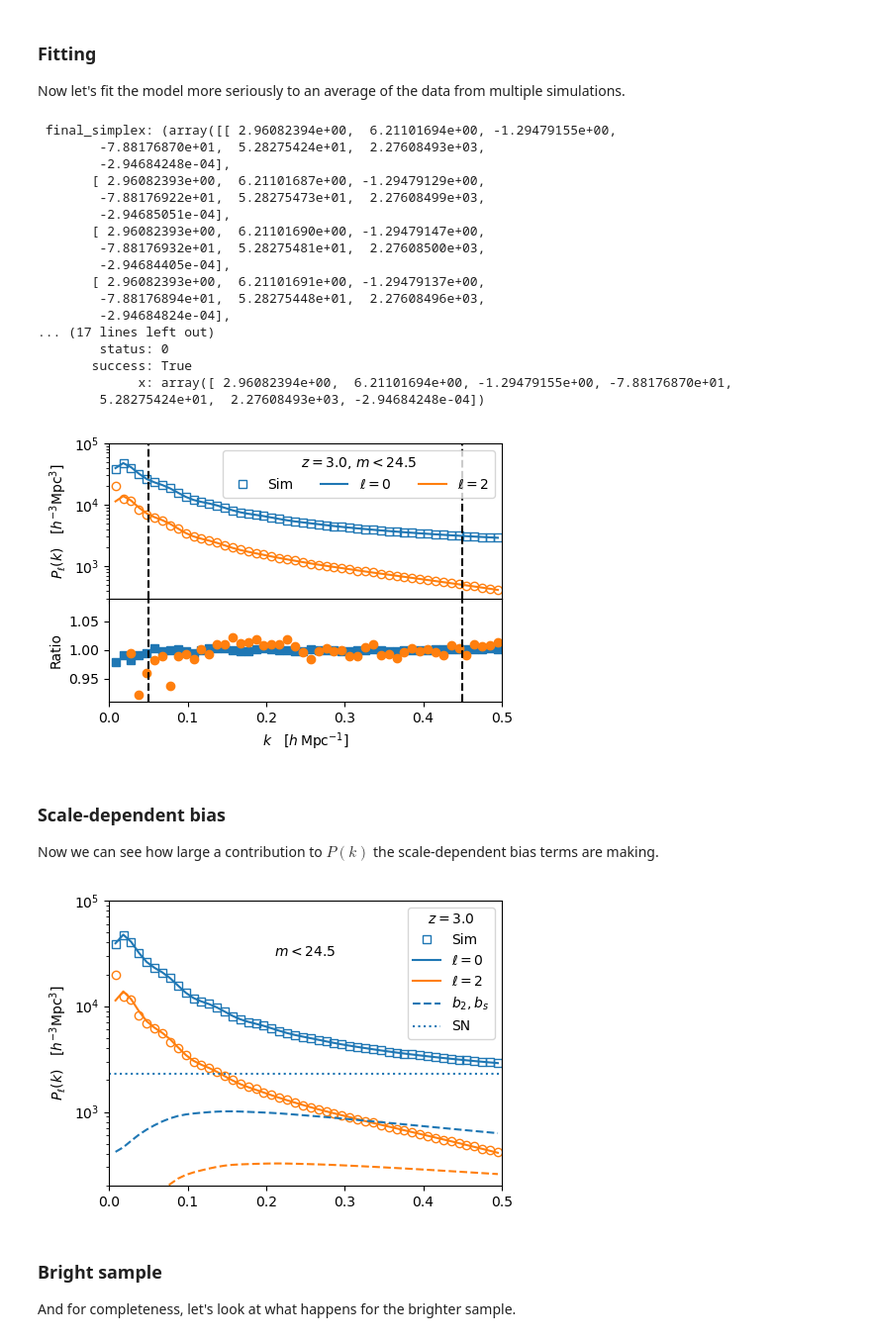
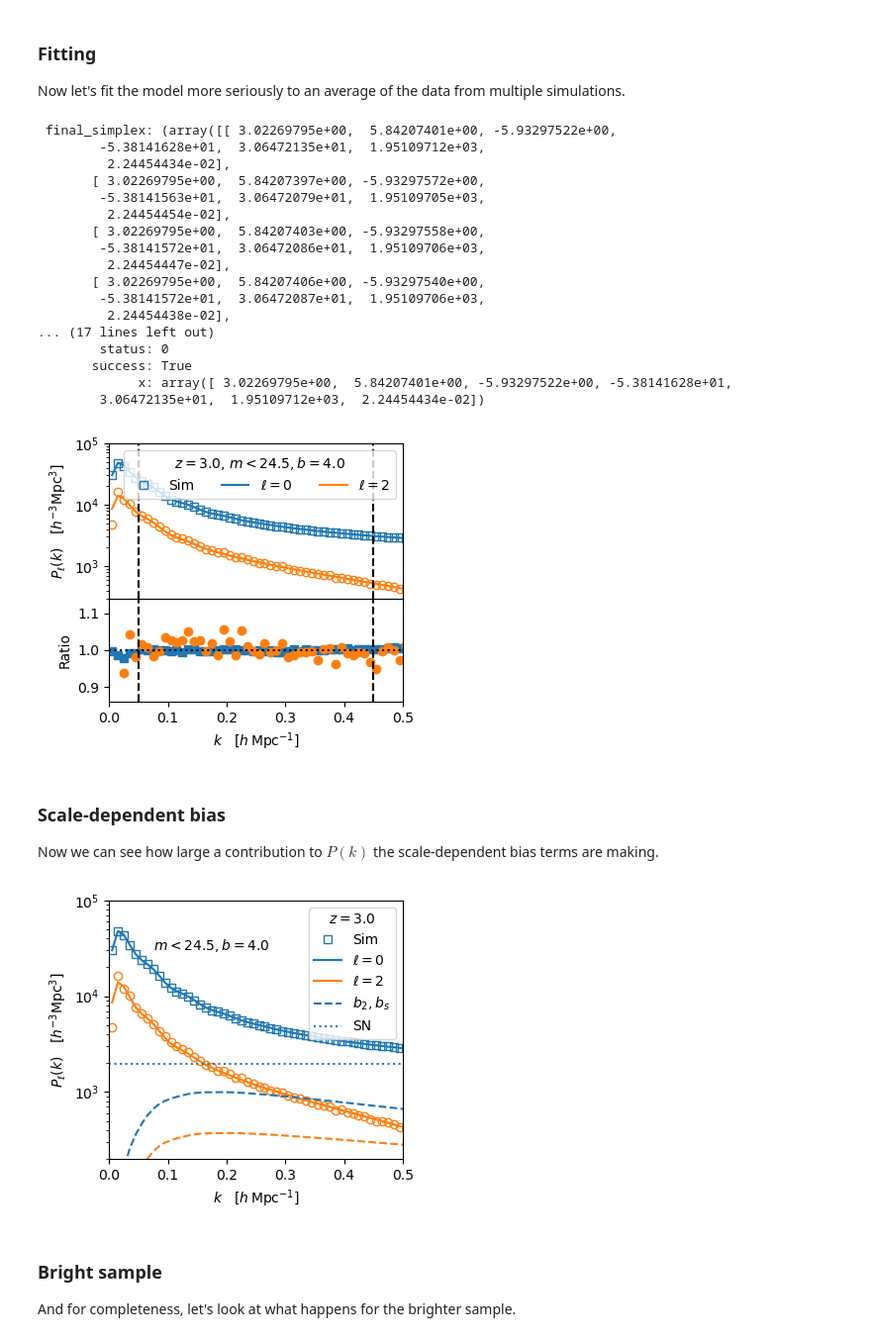
Before and after one commit to martinjameswhite/AbacusLBG, a Jupyter notebook: LBG.ipynb, the cells around one changed output. Shown at 99% size. Cells and saved outputs as stored; diff of their text form; code cells hidden in the pictures.

```diff
--- a/LBG.ipynb
+++ b/LBG.ipynb
@@ -370,7 +370,7 @@ wdat = np.loadtxt("H09_udrop_r245.txt")
 Now we can try to fit to our N-body results.  For now we ignore variance reduction or other tricks.
 # %%
 # Begin by looking at the w(theta) results.
-fig,ax = plt.subplots(1,1,figsize=(5,3.5))
+fig,ax = plt.subplots(1,1,figsize=(4,3.5))
 # First plot the N-body w(theta).  We are only interested in
 # those models "close" to the data.
 btar = bias_fit(mag,zz)
@@ -400,4 +400,5 @@ ax.set_xlabel(r'$\theta\quad [{\rm arcmin}]$')
 ax.set_ylabel(r'$w(\theta)$')
 plt.tight_layout()
 plt.savefig('abacus_lbg_r245_wth.png')
+plt.savefig('abacus_lbg_r245_wth.pdf')
 # %% [output]
@@ -535,7 +537,7 @@ Text(0, 0.5, '$P_\\ell(k)\\quad [h^{-3}{\\rm Mpc}^3]$')
 Now let's fit the model more seriously to an average of the data from multiple simulations.
 # %%
 class GoodnessFit:
-    def __init__(self,dname,klin,plin,ff,kmin=0.05,kmax=0.40):
+    def __init__(self,pka,klin,plin,ff,kmin=0.05,kmax=0.40):
         """Takes care of setting up what we need."""
         # Set up the LPT model.
         self.klin= klin.copy()
@@ -543,8 +545,8 @@ class GoodnessFit:
         self.ff  = ff
         self.lpt = LPT_RSD(klin,plin,ff,kIR=0.3)
         self.lpt.make_pltable(ff,apar=1,aperp=1,kmin=5e-3,kmax=1.0,nk=100,nmax=4)
-        # Load the data vector.
-        self.pka = np.loadtxt(dname)
+        # Copy the data array
+        self.pka  = pka.copy()
         # and make up an error vector.
         self.kmin = kmin
         self.kmax = kmax
@@ -576,6 +578,21 @@ class GoodnessFit:
                np.sum( ((self.pka[:,2]-self.thy2)/self.err2)**2 )
         #
         return(chi2)
+# %%
+def read_zcv_files(ihod,Nfiles=3):
+    """Averages P_ell(k) from multiple JSON files."""
+    pka = None
+    for i in range(Nfiles):
+        fn  = "lbg_m{:03d}_c000_ph{:03d}_s_zcv.json".format(ihod,i)
+        zcv = json.load(open(fn,"r"))
+        if pka is None:
+            pka = np.zeros( (len(zcv['k']),4) )
+        pka[:,0] += zcv['k']
+        pka[:,1] += zcv['pk0']
+        pka[:,2] += zcv['pk2']
+        pka[:,3] += zcv['pk4']
+    pka /= Nfiles
+    return(pka)
 # %%
 # Remake the linear theory power spectrum, just to start
 # from a clean slate.
@@ -593,9 +610,11 @@ pl = np.array( [cosmo.pk_cb_lin(k*hub,zspecial)*hub**3 for k in kl] ) * scaleto
 # %%
 from scipy.optimize import minimize
 #
+pka = read_zcv_files(0,1)
+#
 kmin = 0.05
 kmax = 0.45
-chi2 = GoodnessFit("lbg_c000_h000_pkl.txt",kl,pl,ff,kmin,kmax)
+chi2 = GoodnessFit(pka,kl,pl,ff,kmin,kmax)
 par0 = [2.95,6.0,-1.4,-77,50,2200,0]
 #
 res  = minimize(chi2,par0,method='Nelder-Mead',options={'maxfev':5000,'maxiter':5000})
@@ -603,57 +622,60 @@ print(res)
 # Rerun at the best fit, which also saves
 # the predictions inside the class.
 chi2min = chi2(res.x)
+bE      = res.x[0] + 1.0
 # %% [output]
- final_simplex: (array([[ 2.96082394e+00,  6.21101694e+00, -1.29479155e+00,
-        -7.88176870e+01,  5.28275424e+01,  2.27608493e+03,
-        -2.94684248e-04],
-       [ 2.96082393e+00,  6.21101687e+00, -1.29479129e+00,
-        -7.88176922e+01,  5.28275473e+01,  2.27608499e+03,
-        -2.94685051e-04],
-       [ 2.96082393e+00,  6.21101690e+00, -1.29479147e+00,
-        -7.88176932e+01,  5.28275481e+01,  2.27608500e+03,
-        -2.94684405e-04],
-       [ 2.96082393e+00,  6.21101691e+00, -1.29479137e+00,
-        -7.88176894e+01,  5.28275448e+01,  2.27608496e+03,
-        -2.94684824e-04],
+ final_simplex: (array([[ 3.02269795e+00,  5.84207401e+00, -5.93297522e+00,
+        -5.38141628e+01,  3.06472135e+01,  1.95109712e+03,
+         2.24454434e-02],
+       [ 3.02269795e+00,  5.84207397e+00, -5.93297572e+00,
+        -5.38141563e+01,  3.06472079e+01,  1.95109705e+03,
+         2.24454454e-02],
+       [ 3.02269795e+00,  5.84207403e+00, -5.93297558e+00,
+        -5.38141572e+01,  3.06472086e+01,  1.95109706e+03,
+         2.24454447e-02],
+       [ 3.02269795e+00,  5.84207406e+00, -5.93297540e+00,
+        -5.38141572e+01,  3.06472087e+01,  1.95109706e+03,
+         2.24454438e-02],
 ... (17 lines left out)
         status: 0
        success: True
-             x: array([ 2.96082394e+00,  6.21101694e+00, -1.29479155e+00, -7.88176870e+01,
-        5.28275424e+01,  2.27608493e+03, -2.94684248e-04])
+             x: array([ 3.02269795e+00,  5.84207401e+00, -5.93297522e+00, -5.38141628e+01,
+        3.06472135e+01,  1.95109712e+03,  2.24454434e-02])
 # %%
-fig,ax = plt.subplots(2,1,figsize=(5,3.5),sharex=True,\
+fig,ax = plt.subplots(2,1,figsize=(4,3.5),sharex=True,\
                       gridspec_kw={'hspace':0,'height_ratios':[3,2]})
 #
 pka,thy0,thy2 = chi2.pka,chi2.thy0,chi2.thy2
 ax[0].plot(pka[:,0],pka[:,1],'s',color='C0',mfc='None',label="Sim")
 ax[0].plot(pka[:,0],pka[:,2],'o',color='C1',mfc='None')
 #
 ax[0].plot(pka[:,0],thy0,'-',color='C0',label=r'$\ell=0$')
 ax[0].plot(pka[:,0],thy2,'-',color='C1',label=r'$\ell=2$')
 #
 ax[1].plot(pka[:,0],pka[:,1]/thy0,'s',color='C0')
 ax[1].plot(pka[:,0],pka[:,2]/thy2,'o',color='C1')
 #
 for av in ax:
     av.axvline(kmin,ls='--',color='k')
     av.axvline(kmax,ls='--',color='k')
+ax[1].axhline(1.0,ls=':',color='k')
 #
-ax[0].legend(title='$z={:.1f}$, $m<{:.1f}$'.format(zz,24.5),ncol=3)
+ax[0].legend(title='$z={:.1f}$, $m<{:.1f}, b={:.1f}$'.format(zz,24.5,bE),ncol=3)
 ax[0].set_xlim(0.0,0.50)
 ax[1].set_xlim(0.0,0.50)
 ax[0].set_ylim(300.,1e5)
-ax[1].set_ylim(0.91,1.09)
+ax[1].set_ylim(0.86,1.14)
 ax[0].set_xscale('linear')
 ax[0].set_yscale('log')
 ax[1].set_xlabel(r'$k\quad [h\,{\rm Mpc}^{-1}]$')
 ax[0].set_ylabel(r'$P_\ell(k)\quad [h^{-3}{\rm Mpc}^3]$')
 ax[1].set_ylabel(r'Ratio')
 #
 plt.tight_layout()
 plt.savefig('abacus_lbg_r245_pkl.png')
+plt.savefig('abacus_lbg_r245_pkl.pdf')
 # %% [output]
-[figure, old version]
+[figure, new version]
 # %%
 # It's also useful to save the best fit theory model.
 with open("abacus_lbg_r245_mod.txt","w") as fout:
@@ -667,7 +690,7 @@ with open("abacus_lbg_r245_mod.txt","w") as fout:
 
 Now we can see how large a contribution to $P(k)$ the scale-dependent bias terms are making.
 # %%
-fig,ax = plt.subplots(1,1,figsize=(5,3.5))
+fig,ax = plt.subplots(1,1,figsize=(4,3.5))
 #
 pka,thy0,thy2 = chi2.pka,chi2.thy0,chi2.thy2
 ax.plot(pka[:,0],pka[:,1],'s',color='C0',mfc='None',label="Sim")
@@ -683,18 +706,20 @@ ax.plot(pka[:,0],dthy0,'--',color='C0',label=r'$b_2,b_s$')
 ax.plot(pka[:,0],dthy2,'--',color='C1')
 ax.axhline(res.x[-2],ls=':',color='C0',label=r'SN')
 #
-ax.text(0.25,3e4,r'$m<24.5$',ha='center')
+ax.text(0.175,3e4,r'$m<24.5, b={:.1f}$'.format(bE),ha='center')
 ax.legend(title='$z={:.1f}$'.format(zz))
 ax.set_xlim(0.0,0.50)
 ax.set_ylim(200.,1e5)
 ax.set_xscale('linear')
 ax.set_yscale('log')
+ax.set_xlabel(r'$k\quad [h\,{\rm Mpc}^{-1}]$')
 ax.set_ylabel(r'$P_\ell(k)\quad [h^{-3}{\rm Mpc}^3]$')
 #
 plt.tight_layout()
 plt.savefig('abacus_lbg_r245_bns.png')
+plt.savefig('abacus_lbg_r245_bns.pdf')
 # %% [output]
-[figure, old version]
+[figure, new version]
 # %% [markdown]
 ### Bright sample
 
```
Also changed, not shown: parts of 13 cells of this notebook.
